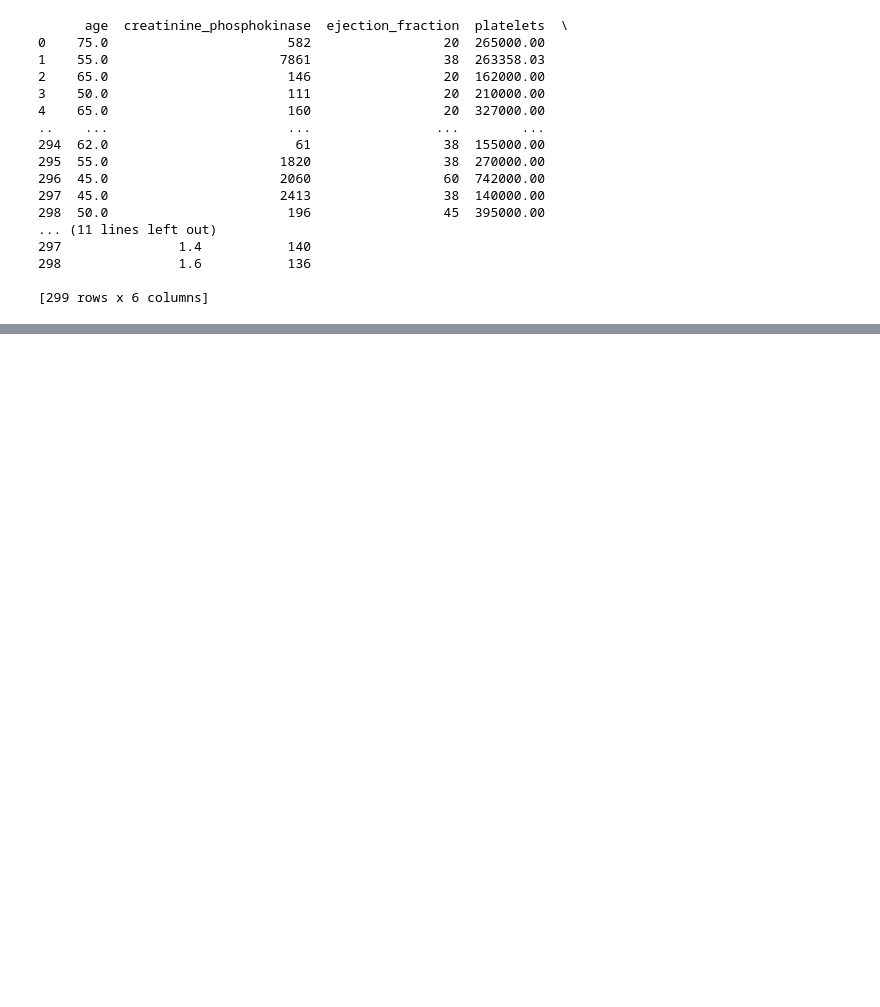
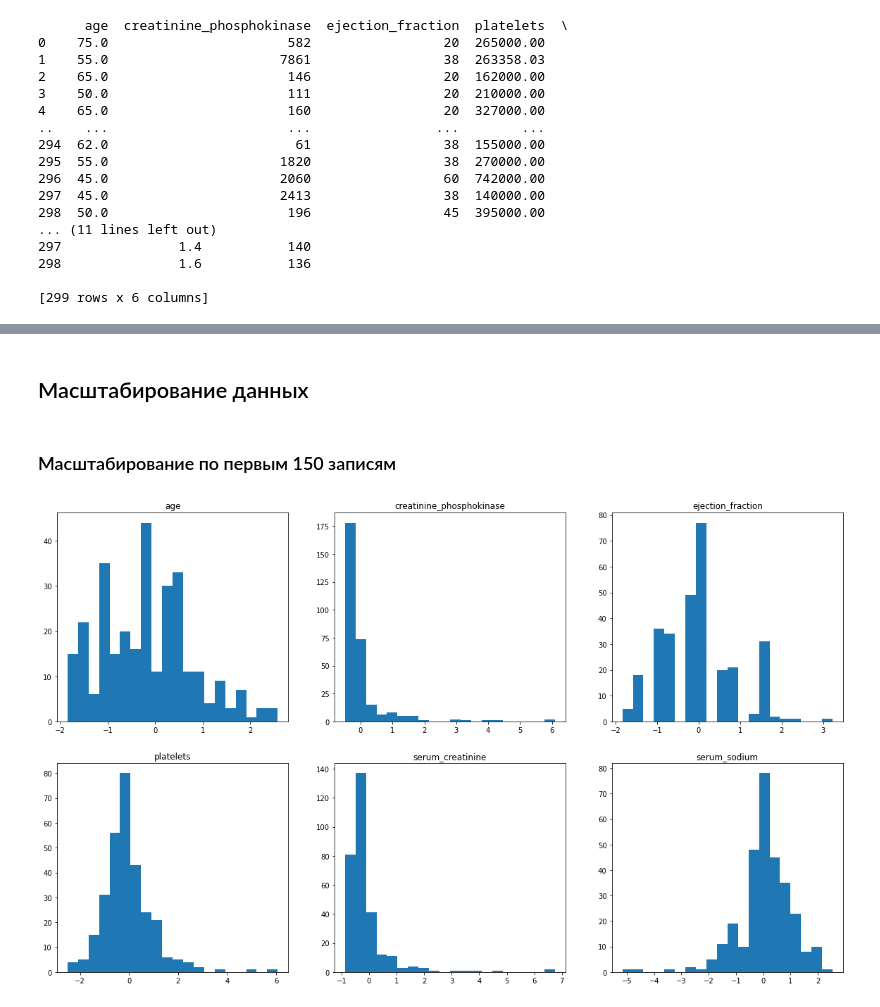
Before and after one commit to nevermore17/ML9383_VK, a Jupyter notebook: LAB/lab1/main.ipynb, the cells around one changed output, grey strips where cells are left out. Drawn from its saved outputs; the diff is of its cells as text; code cells hidden in the pictures; blank space fills up the shorter version.

```diff
--- a/LAB/lab1/main.ipynb
+++ b/LAB/lab1/main.ipynb
@@ -30,0 +82,14 @@ print(df) #Вывод датафрейма с данными для лаб. ра
+# %% [markdown]
+## Масштабирование данных
+# %% [markdown]
+### Масштабирование по первым 150 записям
+# %%
+data = df.to_numpy(dtype='float')
+scaler_150 = preprocessing.StandardScaler().fit(data[:150,:])
+data_scaled_150 = scaler_150.transform(data)
+df_scaled_150 = pd.DataFrame(data=data_scaled_150, columns=[
+    'age', 'creatinine_phosphokinase', 'ejection_fraction', 'platelets', 'serum_creatinine', 'serum_sodium'
+])
+plot_data_frame(df_scaled_150)
+# %% [output]
+[figure, added]
```
Also changed, not shown: parts of 35 cells of this notebook.
